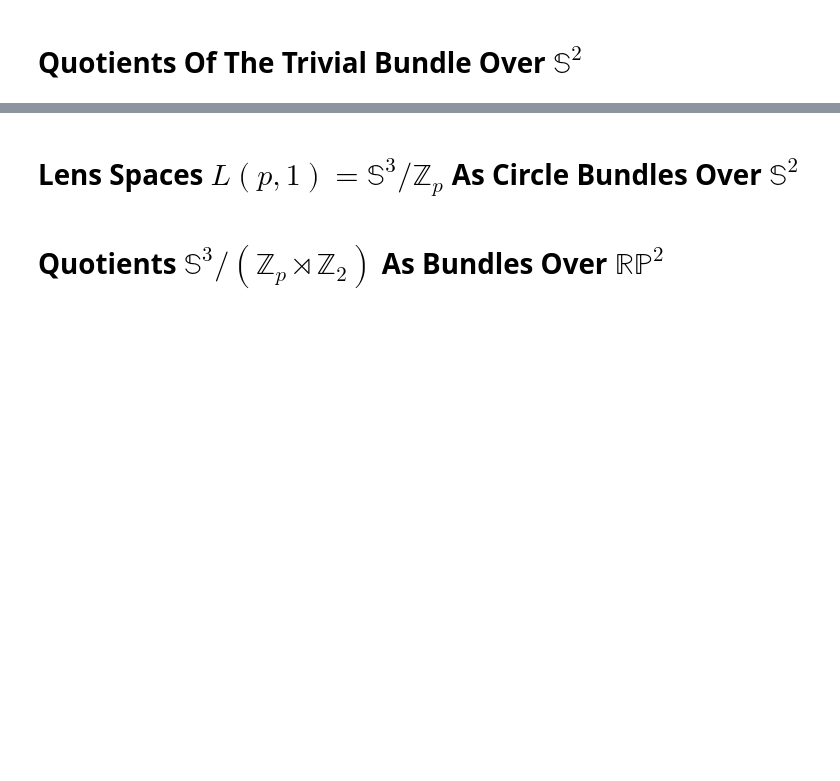
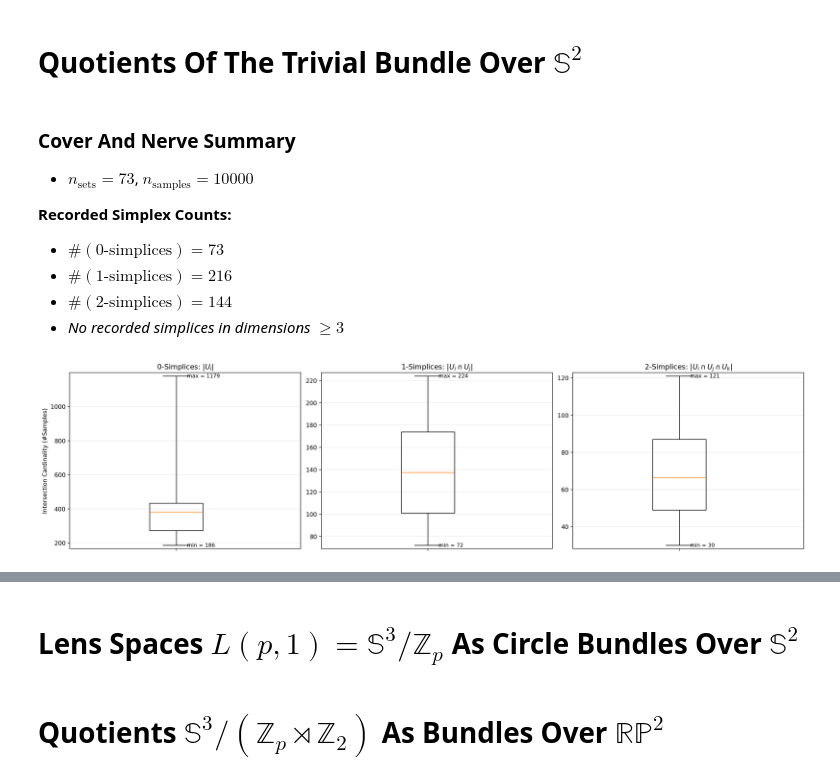
Before and after one commit to bradturow/Circle_Bundles, a Jupyter notebook: Quotient Metric Demos.ipynb, the cells around one changed output, grey strips where cells are left out. Cells and saved outputs as stored; diff of their text form; code cells hidden in the pictures; blank space fills up the shorter version.

Commit message:
Code Cleanup
Fixed summary computations and printouts.  Created nice api files.

```diff
--- a/Quotient Metric Demos.ipynb
+++ b/Quotient Metric Demos.ipynb
@@ -47,11 +19,22 @@ data, base_points, angles = sample_S2_trivial(
 # %%
 #Map base points to upper half sphere for visualization
 base_points[base_points[:,-1] < 0] = -1*base_points[base_points[:,-1] < 0]
 
 #Construct an open cover of RP2
 n_sd = 2
-cover = make_rp2_cover(base_points, n_sd = n_sd)
+cover = cb.make_rp2_cover(base_points, n_sd = n_sd)
 
 summ = cover.summarize(plot = True)
+# %% [output]
+### Cover And Nerve Summary
+- $n_\text{sets} = 73$, $n_\text{samples} = 10000$
+
+**Recorded Simplex Counts:**
+
+- $\#(\text{0-simplices}) = 73$
+- $\#(\text{1-simplices}) = 216$
+- $\#(\text{2-simplices}) = 144$
+- *No recorded simplices in dimensions* $\ge 3$
+[figure, added]
 # %%
 #Compute local trivializations and characteristic classes
```
Also changed, not shown: parts of 18 cells of this notebook, 52 other files.
